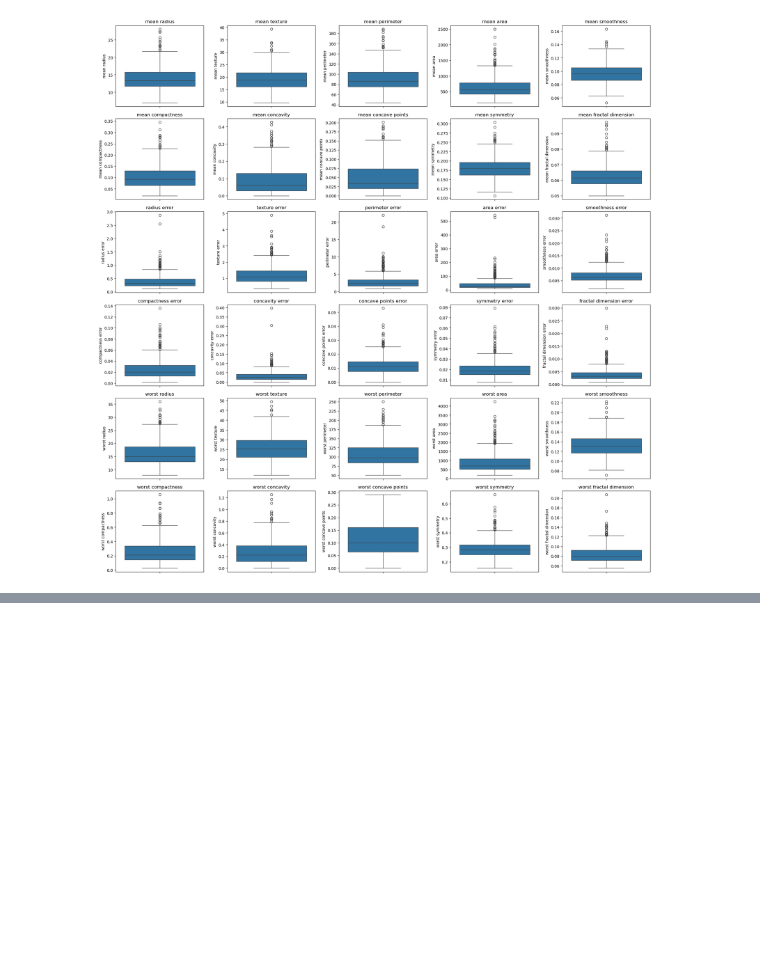
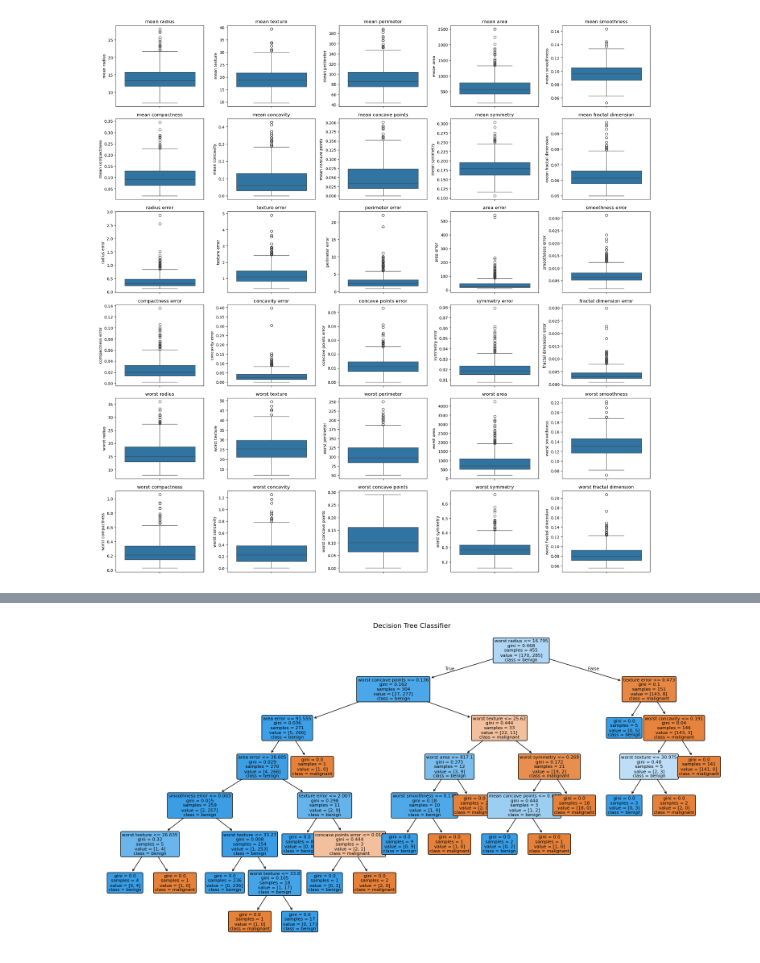
Before and after one commit to Gyrith/Machine-Learning-Models, a Jupyter notebook: Supervised Learning/Decision Tree.ipynb, the cells around one changed output, grey strips where cells are left out. Saved outputs shown, nothing was run; the diff lists cells and outputs as text; code cells hidden in the pictures; blank space fills up the shorter version.

```diff
--- a/Supervised Learning/Decision Tree.ipynb
+++ b/Supervised Learning/Decision Tree.ipynb
@@ -197,0 +231,12 @@ plt.show()
+# %%
+# preprocessing
+# feature and target
+X = cancer_df.drop(columns='target')
+y = cancer_df['target']
+# %%
+# split dataset
+X_train, X_test, y_train, y_test = train_test_split(X, y,test_size=0.2,random_state=42,stratify=y)
+print("X_train:", X_train.shape)
+print("X_test:", X_test.shape)
+print("y_train:", y_train.shape)
+print("y_test:", y_test.shape)
@@ -197,0 +248,5 @@ plt.show()
+# %%
+# Model
+tree_model = DecisionTreeClassifier(criterion='gini',random_state=42)
+
+tree_model.fit(X_train, y_train)
@@ -197,0 +292,10 @@ plt.show()
+# %%
+# confusion matrix
+plt.figure(figsize=(20, 10))
+
+plot_tree(tree_model,feature_names=X.columns,class_names=cancer.target_names,filled=True,rounded=True,fontsize=8)
+
+plt.title('Decision Tree Classifier')
+plt.show()
+# %% [output]
+[figure, added]
```
Also changed, not shown: parts of 7 cells of this notebook, 3 other files.
